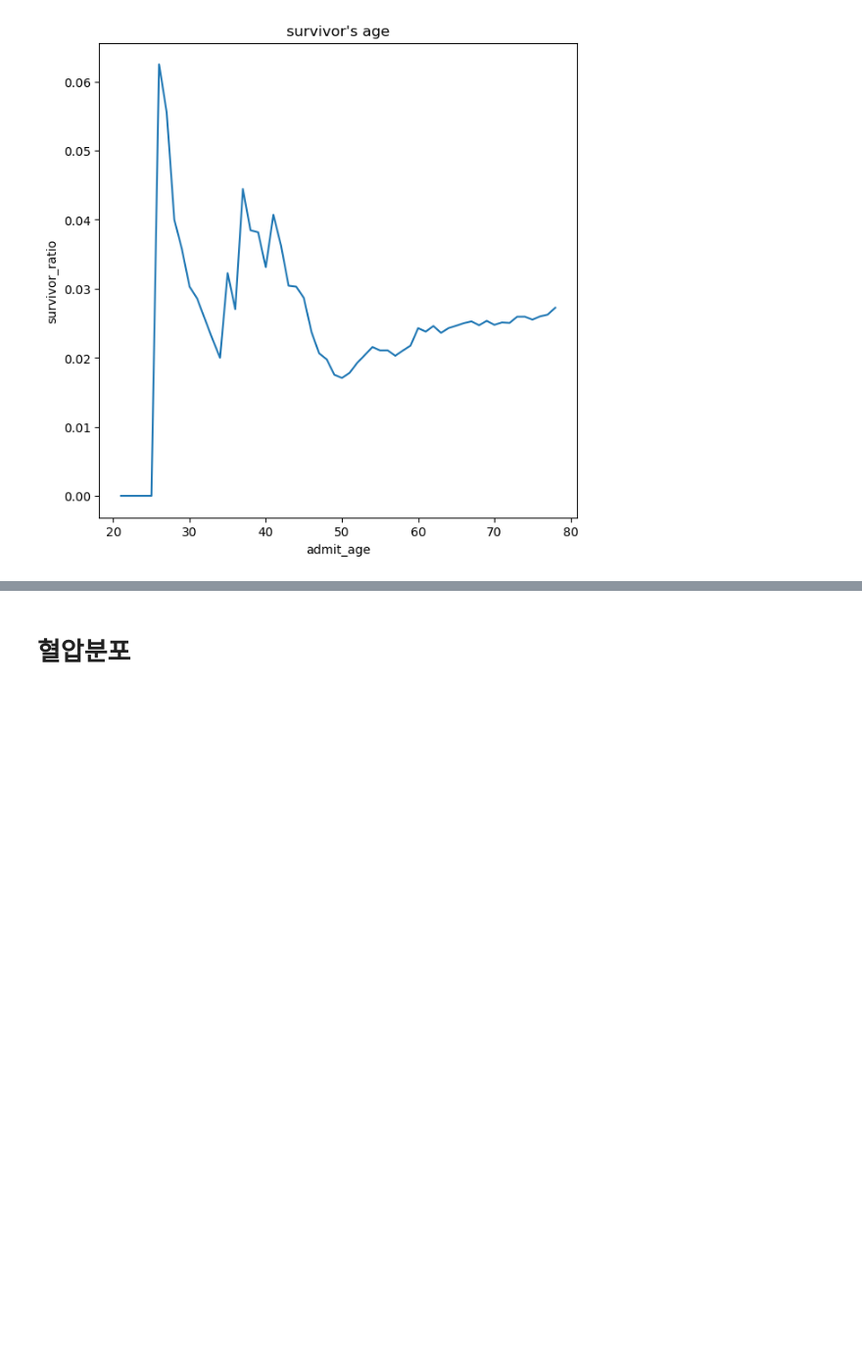
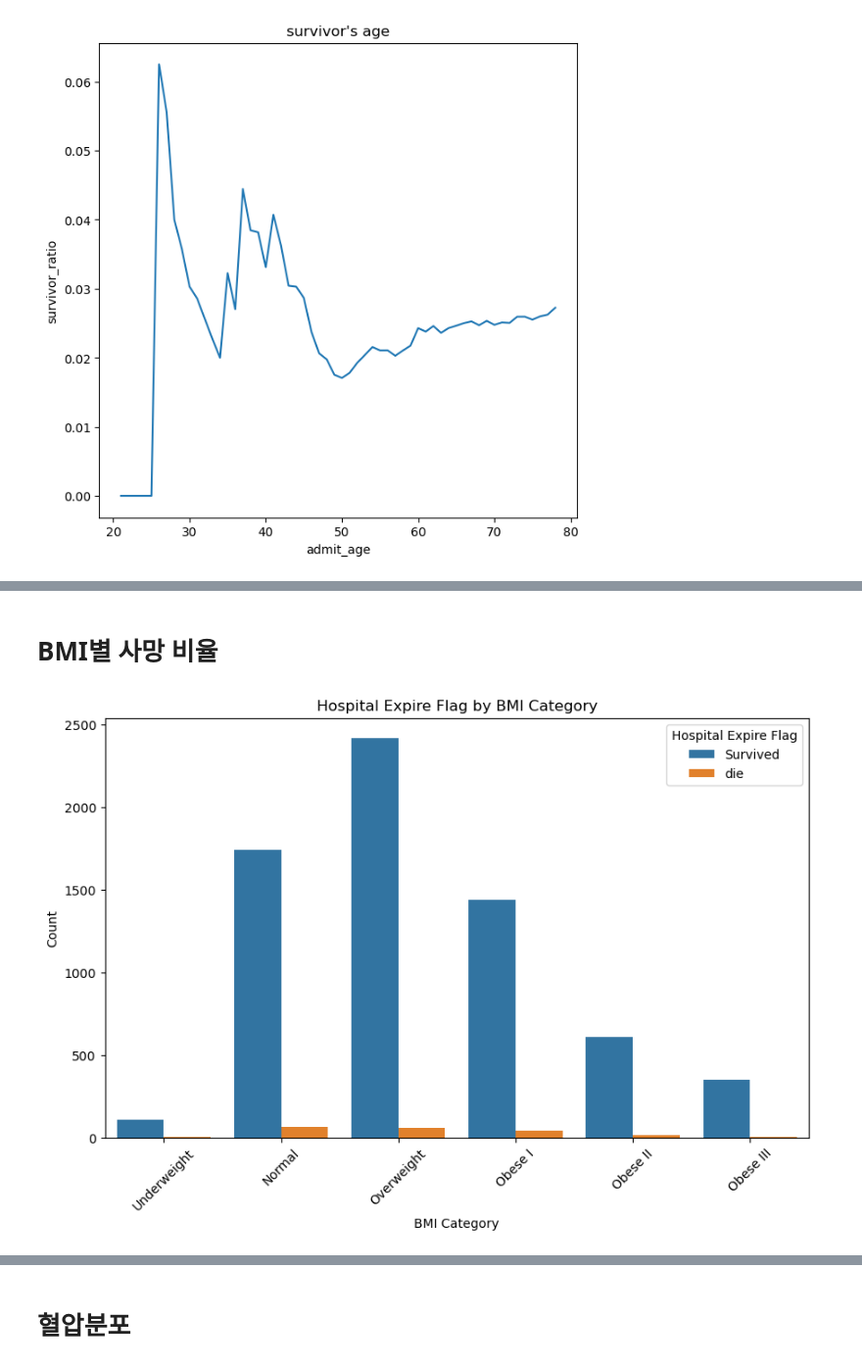
Before and after one commit to dohun-mat/mimic_iv_project, a Jupyter notebook: data_a.ipynb, the cells around one changed output, grey strips where cells are left out. Shown at 98% size. Cells and saved outputs as stored; diff of their text form; code cells hidden in the pictures; blank space fills up the shorter version.

```diff
--- a/data_a.ipynb
+++ b/data_a.ipynb
@@ -855,0 +900,19 @@ plt.show()
+# %% [markdown]
+# BMI별 사망 비율
+# %%
+# BMI 구간 나누기
+bmi_bins = [0, 18.5, 25, 30, 35, 40, 50]
+bmi_labels = ['Underweight', 'Normal', 'Overweight', 'Obese I', 'Obese II', 'Obese III']
+df_data['bmi_category'] = pd.cut(df_data['BMI (kg/m2)'], bins=bmi_bins, labels=bmi_labels)
+
+# BMI별 사망 비율
+plt.figure(figsize=(10, 6))
+sns.countplot(x='bmi_category', hue='hospital_expire_flag', data=df_data)
+plt.title('Hospital Expire Flag by BMI Category')
+plt.xlabel('BMI Category')
+plt.ylabel('Count')
+plt.xticks(rotation=45)
+plt.legend(title='Hospital Expire Flag', labels=['Survived', 'die'])
+plt.show()
+# %% [output]
+[figure, added]
```
Also changed, not shown: parts of 27 cells of this notebook.
